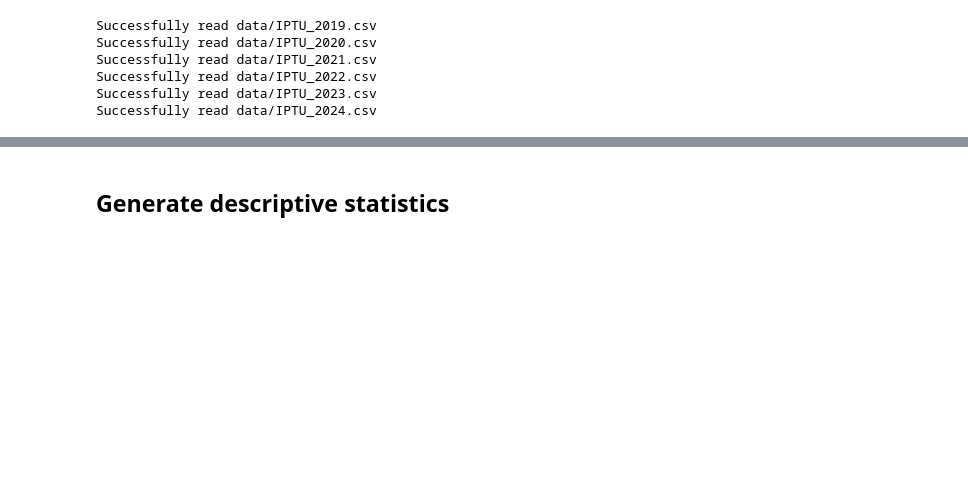
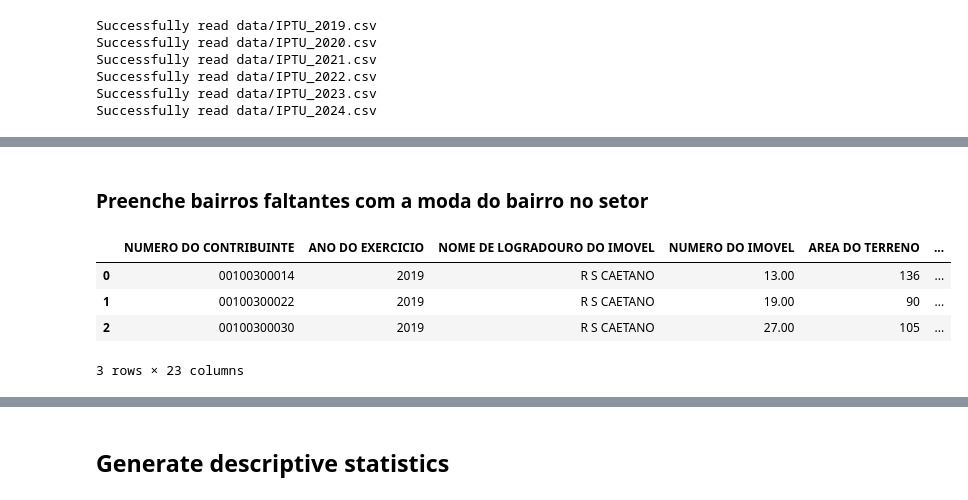
Before and after one commit to cazevedo1977/academico, a Jupyter notebook: papers/real_estate_saopaulo/1. Data praparation.ipynb, the cells around one changed output, grey strips where cells are left out. Saved outputs shown, nothing was run; the diff lists cells and outputs as text; code cells hidden in the pictures; blank space fills up the shorter version.

```diff
--- a/papers/real_estate_saopaulo/1. Data praparation.ipynb
+++ b/papers/real_estate_saopaulo/1. Data praparation.ipynb
@@ -99,6 +99,8 @@ selected_columns = ["NUMERO DO CONTRIBUINTE",
                     "VALOR DO M2 DE CONSTRUCAO",
                     "TIPO DE USO DO IMOVEL",
                     "TIPO DE PADRAO DA CONSTRUCAO",
+                    "BAIRRO DO IMOVEL",
+                    "CEP DO IMOVEL",
                     "TESTADA PARA CALCULO",
                     "FRACAO IDEAL",
                     "FATOR DE OBSOLESCENCIA",
@@ -181,0 +193,33 @@ None
+# %% [markdown]
+### Preenche bairros faltantes com a moda do bairro no setor
+# %%
+#cria os atributos de localicação baseado no numero do contribuinte
+df_combined['NUMERO DO CONTRIBUINTE'] = df_combined['NUMERO DO CONTRIBUINTE'].astype(str).str.replace('-', '')
+df_combined['NUMERO DO CONTRIBUINTE'] = df_combined['NUMERO DO CONTRIBUINTE'].astype(str).str.zfill(11)
+df_combined = df_combined[pd.to_numeric(df_combined['TESTADA PARA CALCULO'], errors='coerce').notna()]
+df_combined['setor'] = df_combined['NUMERO DO CONTRIBUINTE'].astype(str).str[:3]
+df_combined['quadra'] = df_combined['NUMERO DO CONTRIBUINTE'].astype(str).str[3:6]
+df_combined['lote'] = df_combined['NUMERO DO CONTRIBUINTE'].astype(str).str[6:10]
+# %%
+base_bairro = (
+    df_combined
+    .groupby('setor', as_index = False)
+    .agg(bairro = ('BAIRRO DO IMOVEL', lambda x: x.mode().iloc[0] if not x.mode().empty else None))
+)
+# %%
+df_combined = (
+    df_combined
+    .merge(
+        base_bairro,
+        on = 'setor',
+        how = 'left'
+        )
+)
+# %%
+df_combined.head(3)
+# %% [output]
+|  | NUMERO DO CONTRIBUINTE | ANO DO EXERCICIO | NOME DE LOGRADOURO DO IMOVEL | NUMERO DO IMOVEL | AREA DO TERRENO | ... |
+| 0 | 00100300014 | 2019 | R S CAETANO | 13.00 | 136 | ... |
+| 1 | 00100300022 | 2019 | R S CAETANO | 19.00 | 90 | ... |
+| 2 | 00100300030 | 2019 | R S CAETANO | 27.00 | 105 | ... |
+3 rows × 23 columns
```
Also changed, not shown: parts of 22 cells of this notebook.
